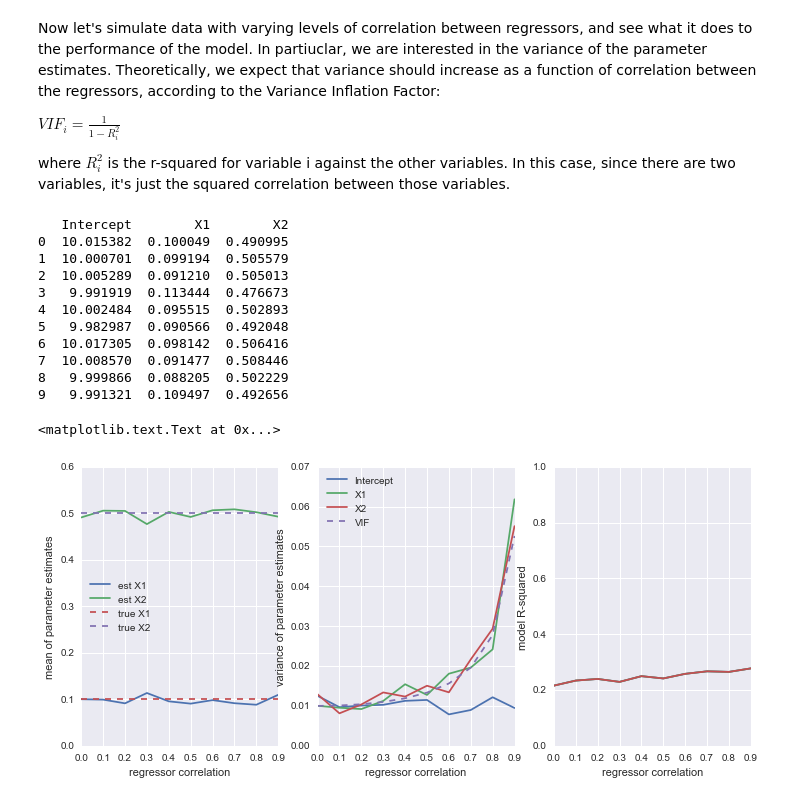
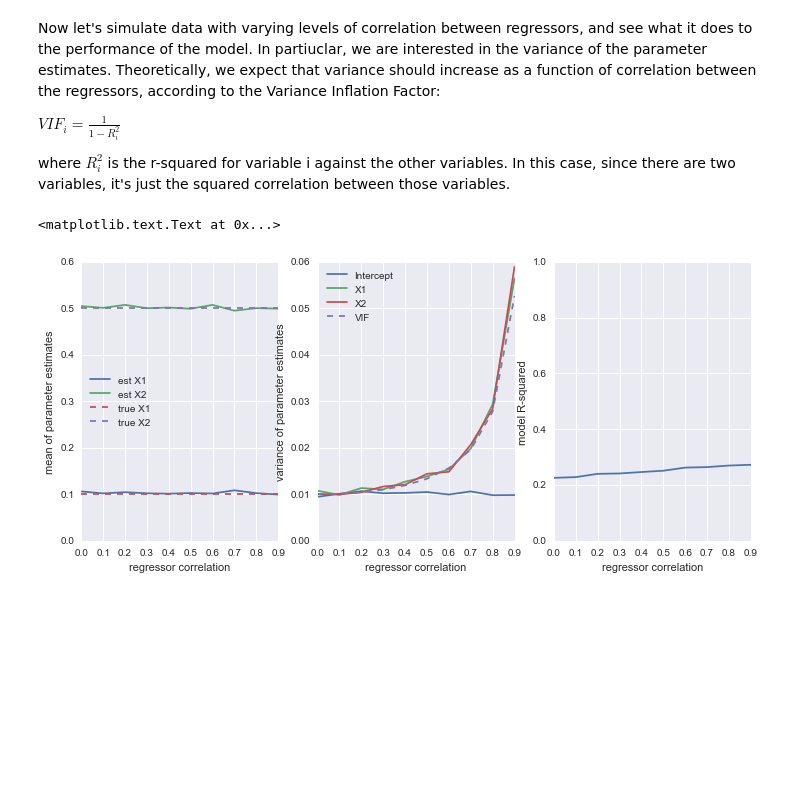
Before and after one commit to poldrack/fmri-analysis-vm, a Jupyter notebook: analysis/statistics/CorrelatedRegressors.ipynb, the cells around one changed output. Drawn from its saved outputs; the diff is of its cells as text; code cells hidden in the pictures; blank space fills up the shorter version.

```diff
--- a/analysis/statistics/CorrelatedRegressors.ipynb
+++ b/analysis/statistics/CorrelatedRegressors.ipynb
@@ -62,55 +62,43 @@ $VIF_i = \frac{1}{1 - R^2_i}$
 
 where $R^2_i$ is the r-squared for variable i against the other variables. In this case, since there are two variables, it's just the squared correlation between those variables.
 # %%
-# nruns=100
+nruns=1000
 ncorrvals=numpy.arange(0,1,0.1)
 
 bhat=numpy.zeros((len(ncorrvals),nruns,3))
-rsq=numpy.zeros((len(ncorrvals),nruns,3))
+rsq=numpy.zeros((len(ncorrvals),nruns))
 
 for c in range(len(ncorrvals)):
     for i in range(nruns):
         Y,X=make_regression_data_corr(regcorr=ncorrvals[c])
         ols_result=sm.OLS(Y,X).fit()
         bhat[c,i,:]=ols_result.params
-        rsq[c,i,:]=ols_result.rsquared
+        rsq[c,i]=ols_result.rsquared
 
 
 mean_bhat=pandas.DataFrame(numpy.mean(bhat,1),columns=['Intercept','X1','X2'])
 var_bhat=pandas.DataFrame(numpy.var(bhat,1),columns=['Intercept','X1','X2'])
-mean_rsq=pandas.DataFrame(numpy.mean(rsq,1),columns=['Intercept','X1','X2'])
+mean_rsq=numpy.mean(rsq,1)
 
-print(mean_bhat)
 plt.figure(figsize=(12,5))
 plt.subplot(1,3,1)
 plt.plot(ncorrvals,mean_bhat.ix[:,1:])
 plt.plot(ncorrvals,numpy.ones((10,2))*beta[1:],'--')
 plt.xlabel('regressor correlation')
 plt.ylabel('mean of parameter estimates')
 plt.legend(['est X1','est X2','true X1','true X2'],loc=6)
 
 plt.subplot(1,3,2)
 plt.plot(ncorrvals,var_bhat)
 plt.plot(ncorrvals,0.01/(1-ncorrvals**2),'--')
 plt.xlabel('regressor correlation')
 plt.ylabel('variance of parameter estimates')
 plt.legend(['Intercept','X1','X2','VIF'],loc=2)
 plt.subplot(1,3,3)
 plt.plot(ncorrvals,mean_rsq)
 plt.ylim([0,1])
 plt.ylabel('model R-squared')
 plt.xlabel('regressor correlation')
 # %% [output]
-   Intercept        X1        X2
-0  10.015382  0.100049  0.490995
-1  10.000701  0.099194  0.505579
-2  10.005289  0.091210  0.505013
-3   9.991919  0.113444  0.476673
-4  10.002484  0.095515  0.502893
-5   9.982987  0.090566  0.492048
-6  10.017305  0.098142  0.506416
-7  10.008570  0.091477  0.508446
-8   9.999866  0.088205  0.502229
-9   9.991321  0.109497  0.492656
+<matplotlib.text.Text at 0x...>
-<matplotlib.text.Text at 0x...>
-[figure, old version]
+[figure, new version]
```
Also changed, not shown: parts of 3 cells of this notebook.
